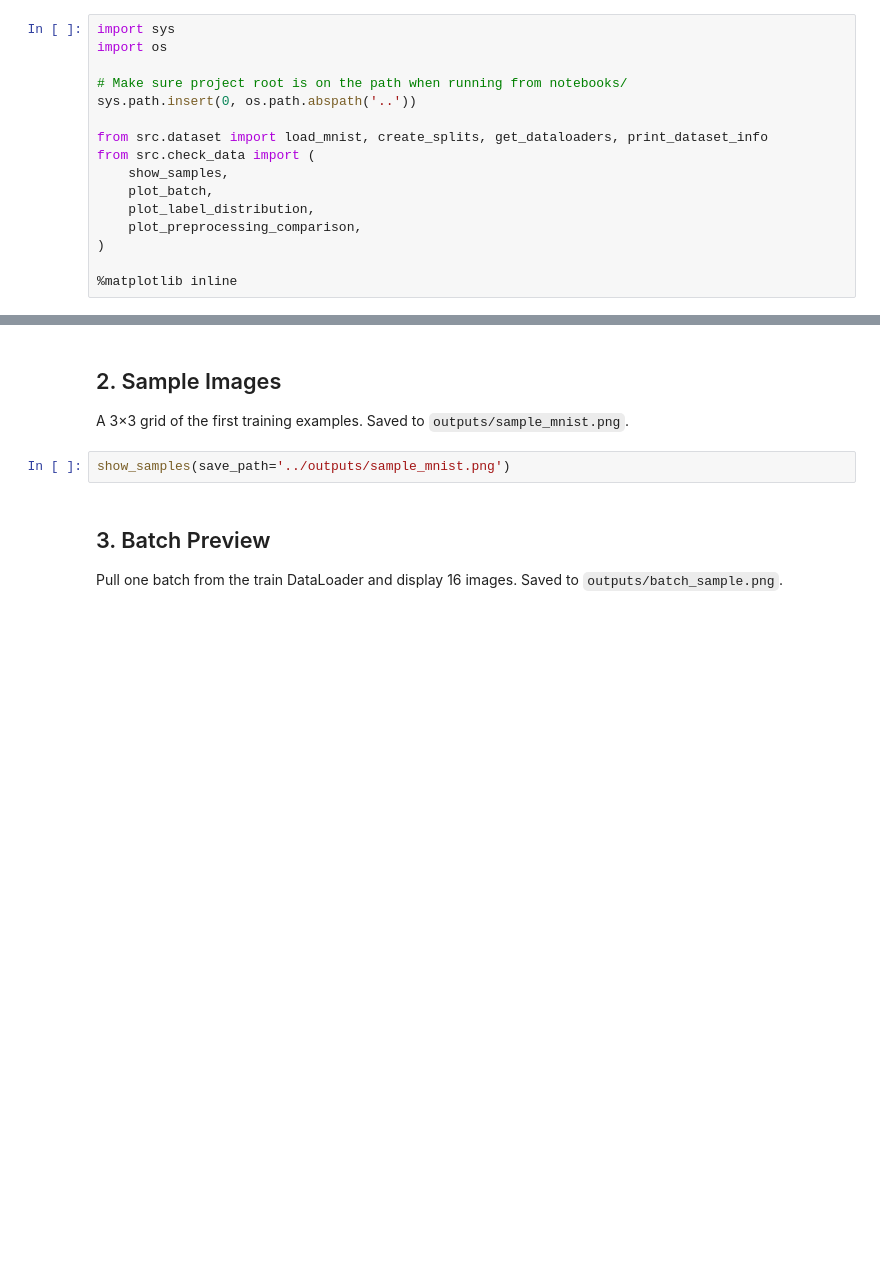
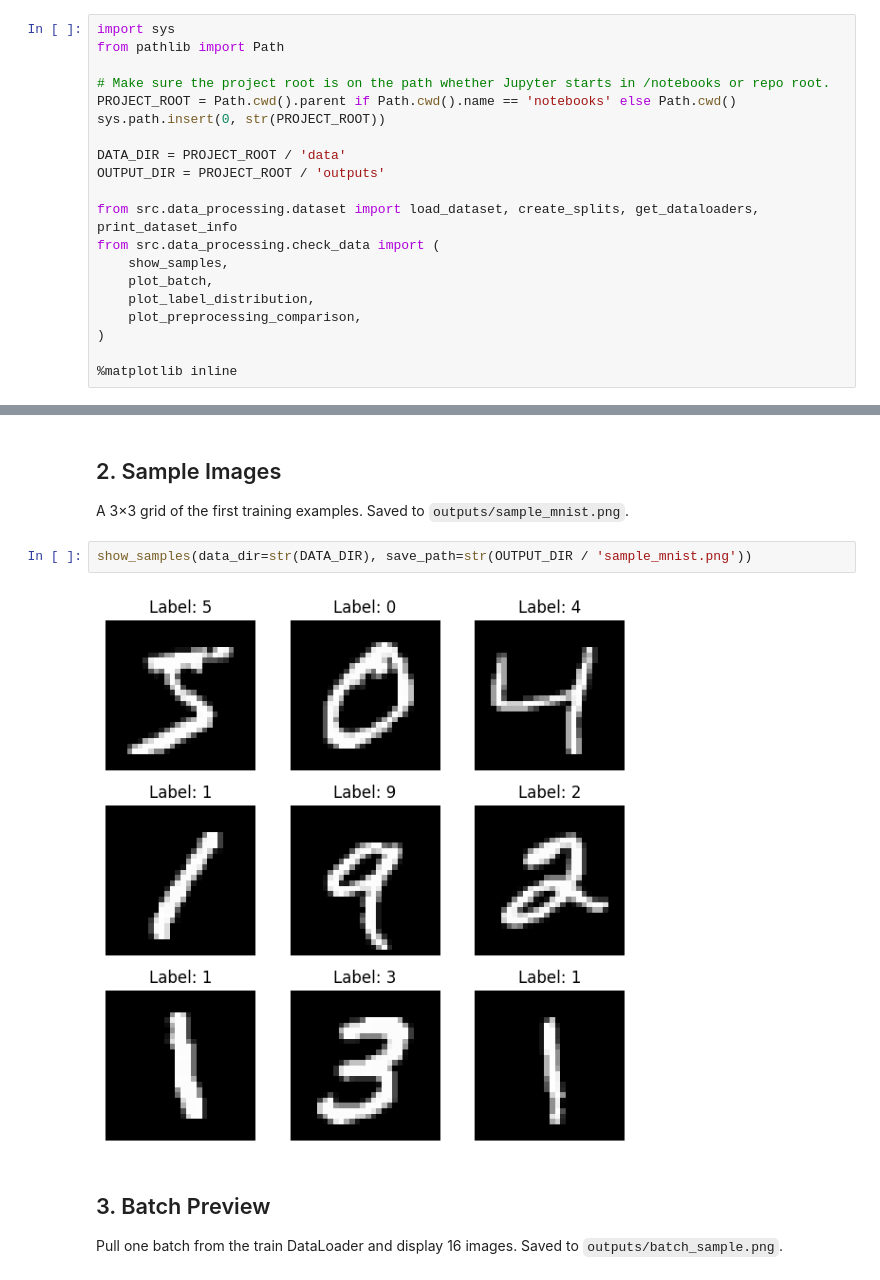
Before and after one commit to k-brandon98/handwritten-char-recognition, a Jupyter notebook: notebooks/explore.ipynb, the cells around one changed output, grey strips where cells are left out. Drawn from its saved outputs; the diff is of its cells as text; blank space fills up the shorter version.

```diff
--- a/notebooks/explore.ipynb
+++ b/notebooks/explore.ipynb
@@ -4,13 +4,17 @@ Sanity checks and visual inspection before training.
 Run from the project root, or ensure the root is on `sys.path`.
 # %%
 import sys
-import os
+from pathlib import Path
 
-# Make sure project root is on the path when running from notebooks/
-sys.path.insert(0, os.path.abspath('..'))
+# Make sure the project root is on the path whether Jupyter starts in /notebooks or repo root.
+PROJECT_ROOT = Path.cwd().parent if Path.cwd().name == 'notebooks' else Path.cwd()
+sys.path.insert(0, str(PROJECT_ROOT))
 
-from src.dataset import load_mnist, create_splits, get_dataloaders, print_dataset_info
-from src.check_data import (
+DATA_DIR = PROJECT_ROOT / 'data'
+OUTPUT_DIR = PROJECT_ROOT / 'outputs'
+
+from src.data_processing.dataset import load_dataset, create_splits, get_dataloaders, print_dataset_info
+from src.data_processing.check_data import (
     show_samples,
     plot_batch,
     plot_label_distribution,
@@ -27,7 +38,9 @@ print_dataset_info()
 ## 2. Sample Images
 A 3×3 grid of the first training examples. Saved to `outputs/sample_mnist.png`.
 # %%
-show_samples(save_path='../outputs/sample_mnist.png')
+show_samples(data_dir=str(DATA_DIR), save_path=str(OUTPUT_DIR / 'sample_mnist.png'))
+# %% [output]
+[figure, added]
 # %% [markdown]
 ## 3. Batch Preview
 Pull one batch from the train DataLoader and display 16 images. Saved to `outputs/batch_sample.png`.
```
Also changed, not shown: parts of 5 cells of this notebook, 3 other files.
